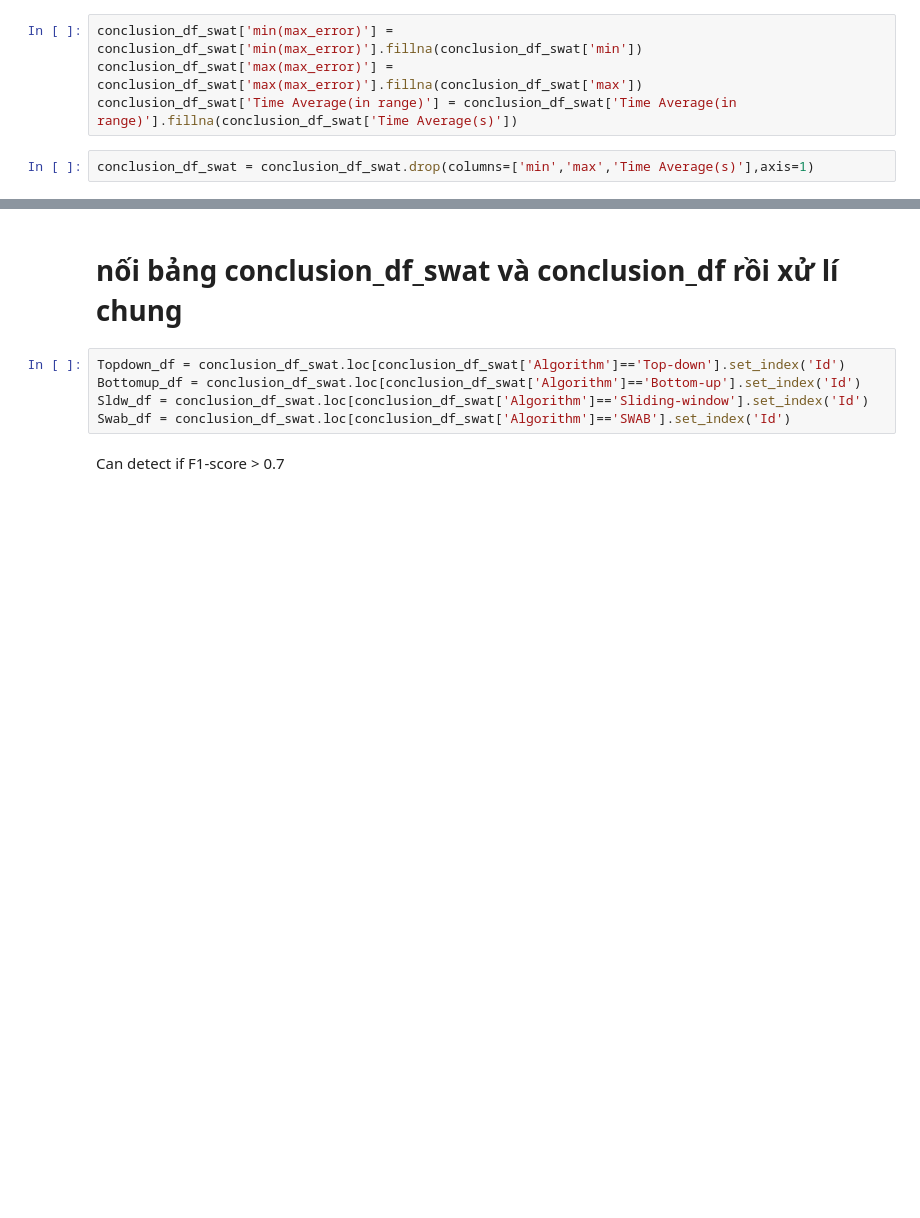
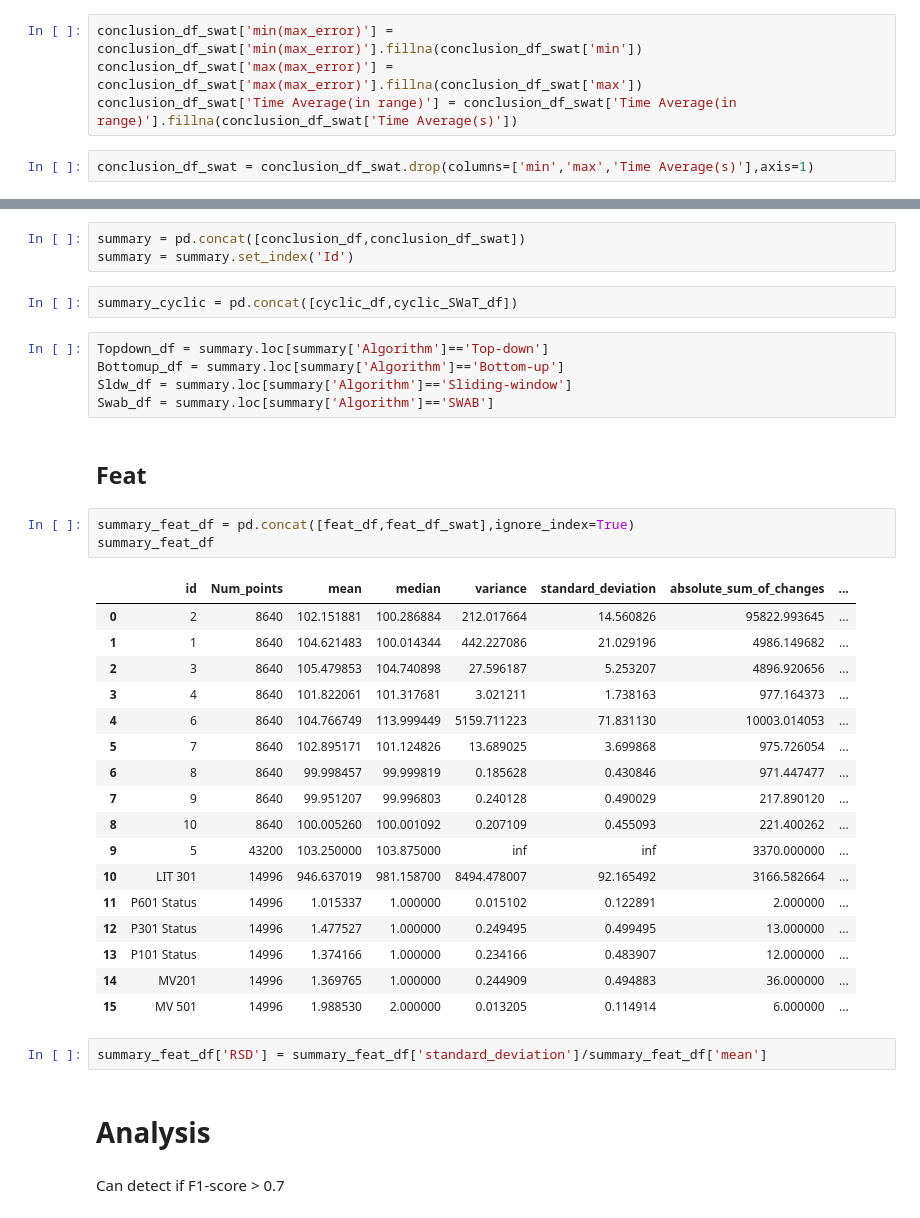
Before and after one commit to ritvien/A-Survey-Segmental-Algorithms, a Jupyter notebook: Conclusion.ipynb, the cells around one changed output, grey strips where cells are left out. Saved outputs shown, nothing was run; the diff lists cells and outputs as text; blank space fills up the shorter version.

```diff
--- a/Conclusion.ipynb
+++ b/Conclusion.ipynb
@@ -36,11 +36,41 @@ cyclic = ['No','No','No','No','No','Yes','Yes','Yes','Yes','Yes']
 cyclic_df = pd.DataFrame({'Id': range(1,11), 'cyclic': cyclic}).set_index('Id')
-# %% [markdown]
-# nối  bảng conclusion_df_swat và conclusion_df rồi xử lí chung
+# %%
+summary = pd.concat([conclusion_df,conclusion_df_swat])
+summary = summary.set_index('Id')
+# %%
+summary_cyclic = pd.concat([cyclic_df,cyclic_SWaT_df])
 # %%
-Topdown_df = conclusion_df_swat.loc[conclusion_df_swat['Algorithm']=='Top-down'].set_index('Id')
-Bottomup_df = conclusion_df_swat.loc[conclusion_df_swat['Algorithm']=='Bottom-up'].set_index('Id')
-Sldw_df = conclusion_df_swat.loc[conclusion_df_swat['Algorithm']=='Sliding-window'].set_index('Id')
-Swab_df = conclusion_df_swat.loc[conclusion_df_swat['Algorithm']=='SWAB'].set_index('Id')
+Topdown_df = summary.loc[summary['Algorithm']=='Top-down']
+Bottomup_df = summary.loc[summary['Algorithm']=='Bottom-up']
+Sldw_df = summary.loc[summary['Algorithm']=='Sliding-window']
+Swab_df = summary.loc[summary['Algorithm']=='SWAB']
+# %% [markdown]
+## Feat
+# %%
+summary_feat_df = pd.concat([feat_df,feat_df_swat],ignore_index=True)
+summary_feat_df
+# %% [output]
+|  | id | Num_points | mean | median | variance | standard_deviation | absolute_sum_of_changes | ... |
+| 0 | 2 | 8640 | 102.151881 | 100.286884 | 212.017664 | 14.560826 | 95822.993645 | ... |
+| 1 | 1 | 8640 | 104.621483 | 100.014344 | 442.227086 | 21.029196 | 4986.149682 | ... |
+| 2 | 3 | 8640 | 105.479853 | 104.740898 | 27.596187 | 5.253207 | 4896.920656 | ... |
+| 3 | 4 | 8640 | 101.822061 | 101.317681 | 3.021211 | 1.738163 | 977.164373 | ... |
+| 4 | 6 | 8640 | 104.766749 | 113.999449 | 5159.711223 | 71.831130 | 10003.014053 | ... |
+| 5 | 7 | 8640 | 102.895171 | 101.124826 | 13.689025 | 3.699868 | 975.726054 | ... |
+| 6 | 8 | 8640 | 99.998457 | 99.999819 | 0.185628 | 0.430846 | 971.447477 | ... |
+| 7 | 9 | 8640 | 99.951207 | 99.996803 | 0.240128 | 0.490029 | 217.890120 | ... |
+| 8 | 10 | 8640 | 100.005260 | 100.001092 | 0.207109 | 0.455093 | 221.400262 | ... |
+| 9 | 5 | 43200 | 103.250000 | 103.875000 | inf | inf | 3370.000000 | ... |
+| 10 | LIT 301 | 14996 | 946.637019 | 981.158700 | 8494.478007 | 92.165492 | 3166.582664 | ... |
+| 11 | P601 Status | 14996 | 1.015337 | 1.000000 | 0.015102 | 0.122891 | 2.000000 | ... |
+| 12 | P301 Status | 14996 | 1.477527 | 1.000000 | 0.249495 | 0.499495 | 13.000000 | ... |
+| 13 | P101 Status | 14996 | 1.374166 | 1.000000 | 0.234166 | 0.483907 | 12.000000 | ... |
+| 14 | MV201 | 14996 | 1.369765 | 1.000000 | 0.244909 | 0.494883 | 36.000000 | ... |
+| 15 | MV 501 | 14996 | 1.988530 | 2.000000 | 0.013205 | 0.114914 | 6.000000 | ... |
+# %%
+summary_feat_df['RSD'] = summary_feat_df['standard_deviation']/summary_feat_df['mean']
+# %% [markdown]
+ # Analysis
 # %% [markdown]
 Can detect if F1-score > 0.7
 # %%
```
Also changed, not shown: parts of 28 cells of this notebook.
